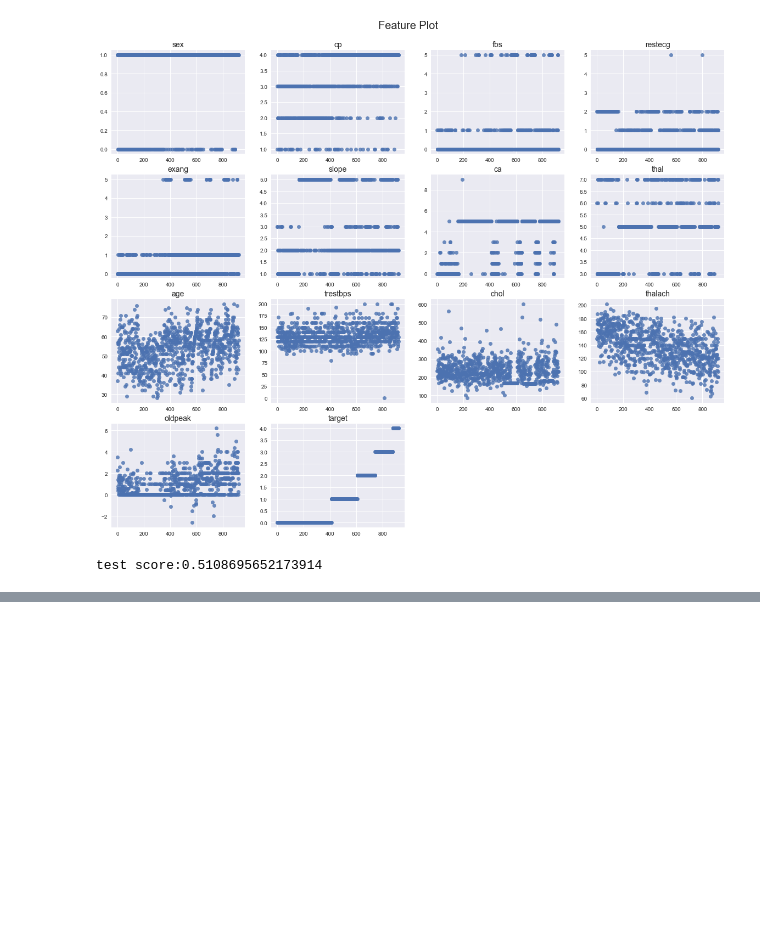
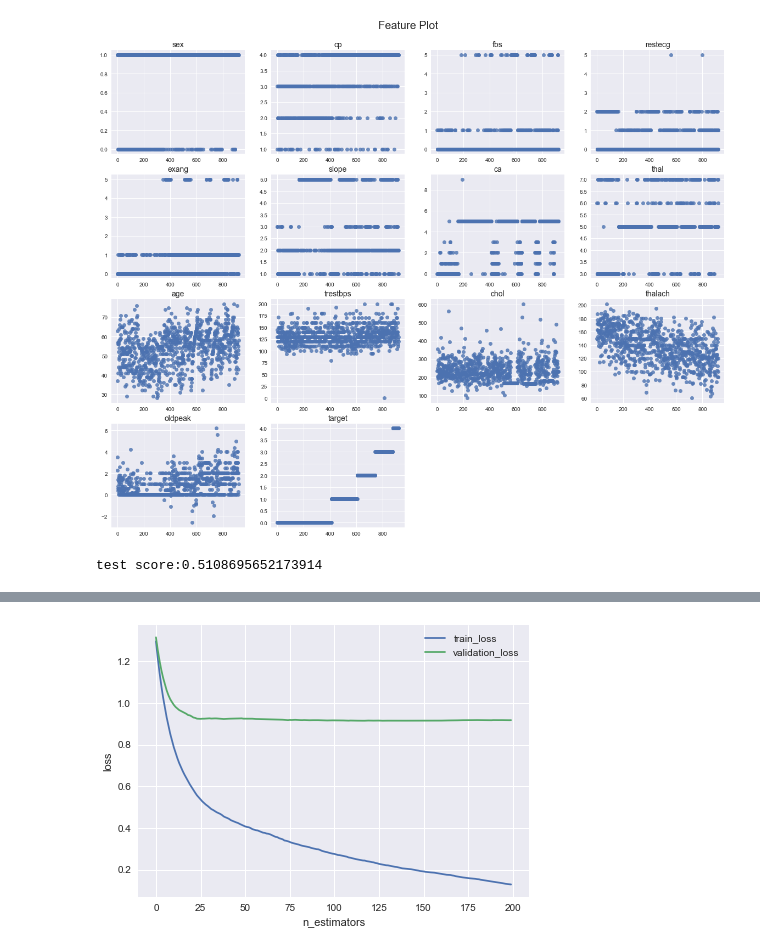
Before and after one commit to dennkitotaichi/CE_PLUS, a Jupyter notebook: heartdisease.ipynb, the cells around one changed output, grey strips where cells are left out. Saved outputs shown, nothing was run; the diff lists cells and outputs as text; code cells hidden in the pictures; blank space fills up the shorter version.

```diff
--- a/heartdisease.ipynb
+++ b/heartdisease.ipynb
@@ -476,0 +571,8 @@ model_prediction(models, X, Y, X2, Y2, epoch, batch)
+# %%
+X = X_trainval
+Y = y_trainval
+feature_columns =  complement_df.columns[:13]
+
+xgb_best_params = n_estimators_search(xgb_grid, X, Y, feature_columns)
+# %% [output]
+[figure, added]
```
Also changed, not shown: parts of 12 cells of this notebook.
